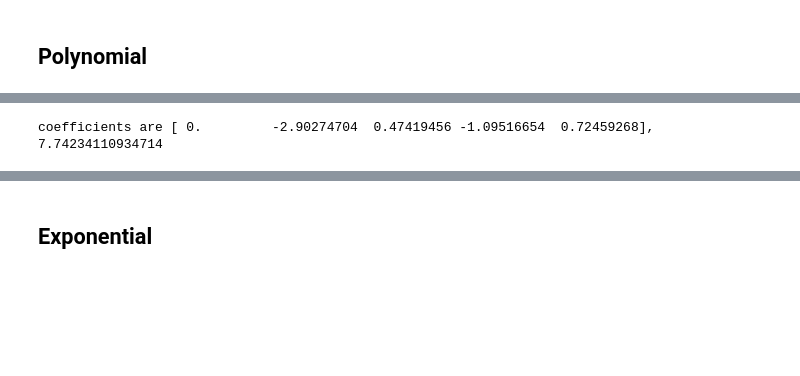
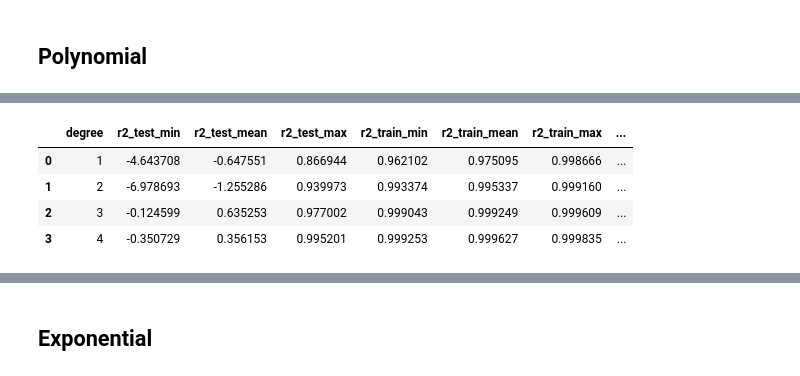
Before and after one commit to Snopoff/Persistent-Homology-of-Triple-Periodic-Minimal-Surfaces, a Jupyter notebook: model.ipynb, the cells around one changed output, grey strips where cells are left out. Saved outputs shown, nothing was run; the diff lists cells and outputs as text; code cells hidden in the pictures; blank space fills up the shorter version.

```diff
--- a/model.ipynb
+++ b/model.ipynb
@@ -220,14 +199,8 @@ degree_mse_df.plot("degree", ylabel='MSE')
-# %%
-degree = 4
-
-x = entropy_df['d_param'].values.reshape(-1,1)
-x_poly = PolynomialFeatures(degree=degree).fit_transform(x)
-y_schwarz = entropy_df['Schwarz'].values
-
-linear = LinearRegression()
-linear.fit(x_poly, y_schwarz)
-y_pred = linear.predict(x_poly)
-mse(y_schwarz, y_pred)
-print(f"coefficients are {linear.coef_}, {linear.intercept_}")
-# %% [output]
-coefficients are [ 0.         -2.90274704  0.47419456 -1.09516654  0.72459268], 7.74234110934714
+# %%
+schwarz_polynomial_experiments.results_df
+# %% [output]
+|  | degree | r2_test_min | r2_test_mean | r2_test_max | r2_train_min | r2_train_mean | r2_train_max | ... |
+| 0 | 1 | -4.643708 | -0.647551 | 0.866944 | 0.962102 | 0.975095 | 0.998666 | ... |
+| 1 | 2 | -6.978693 | -1.255286 | 0.939973 | 0.993374 | 0.995337 | 0.999160 | ... |
+| 2 | 3 | -0.124599 | 0.635253 | 0.977002 | 0.999043 | 0.999249 | 0.999609 | ... |
+| 3 | 4 | -0.350729 | 0.356153 | 0.995201 | 0.999253 | 0.999627 | 0.999835 | ... |
```
Also changed, not shown: parts of 22 cells of this notebook.
